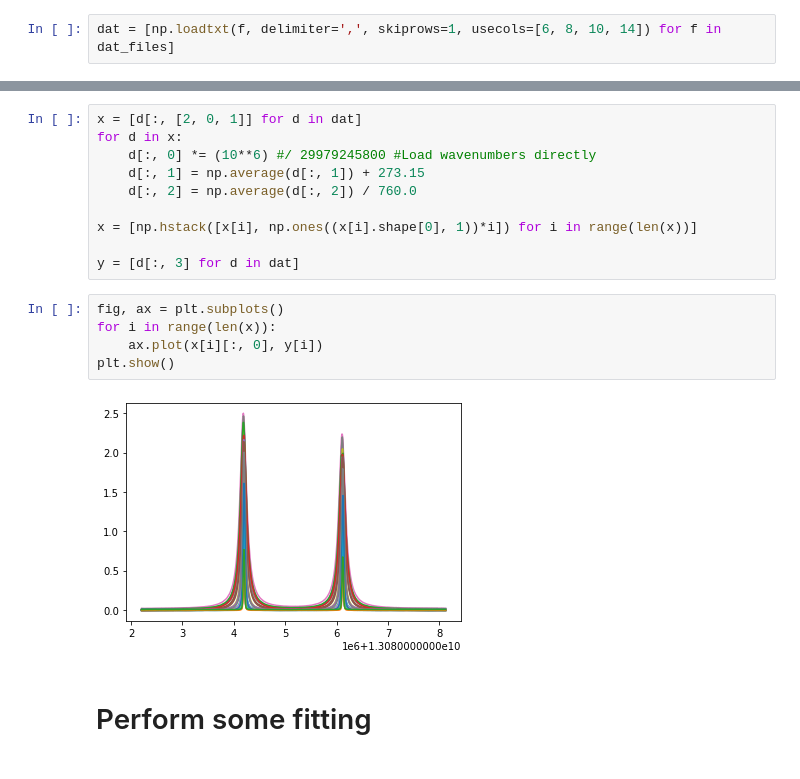
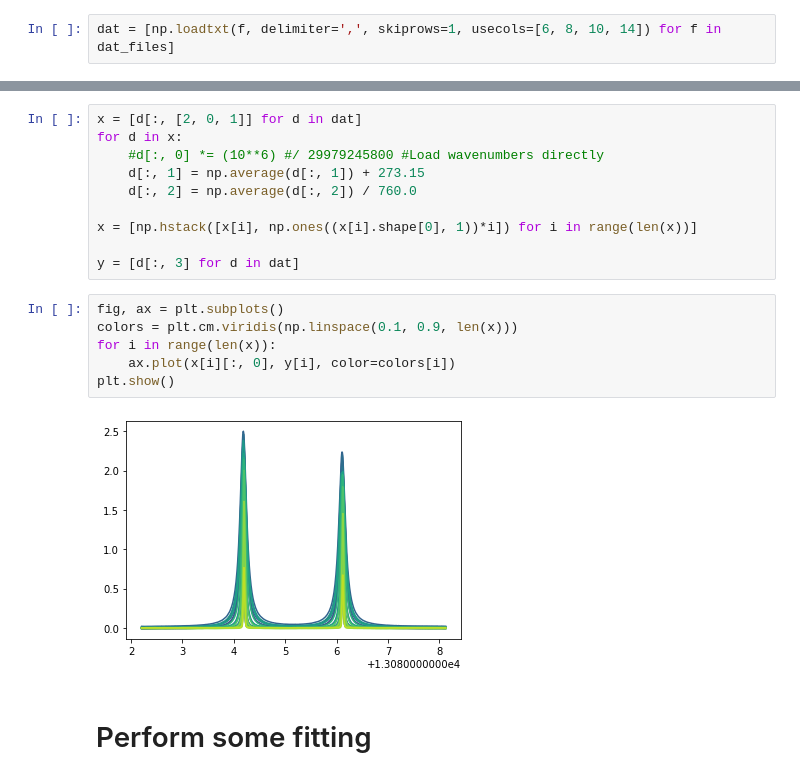
Before and after one commit to wpk-nist-gov/MATSgp, a Jupyter notebook: cci_workup/fit_example_multiT.ipynb, the cells around one changed output, grey strips where cells are left out. Saved outputs shown, nothing was run; the diff lists cells and outputs as text.

```diff
--- a/cci_workup/fit_example_multiT.ipynb
+++ b/cci_workup/fit_example_multiT.ipynb
@@ -78,7 +78,7 @@ for i, f in enumerate(dat_files):
 # %%
 x = [d[:, [2, 0, 1]] for d in dat]
 for d in x:
-    d[:, 0] *= (10**6) #/ 29979245800 #Load wavenumbers directly
+    #d[:, 0] *= (10**6) #/ 29979245800 #Load wavenumbers directly
     d[:, 1] = np.average(d[:, 1]) + 273.15
     d[:, 2] = np.average(d[:, 2]) / 760.0
 
@@ -87,11 +87,12 @@ x = [np.hstack([x[i], np.ones((x[i].shape[0], 1))*i]) for i in range(len(x))]
 y = [d[:, 3] for d in dat]
 # %%
 fig, ax = plt.subplots()
+colors = plt.cm.viridis(np.linspace(0.1, 0.9, len(x)))
 for i in range(len(x)):
-    ax.plot(x[i][:, 0], y[i])
+    ax.plot(x[i][:, 0], y[i], color=colors[i])
 plt.show()
 # %% [output]
-[figure, old version]
+[figure, new version]
 # %% [markdown]
 # Perform some fitting
 # %%
```
Also changed, not shown: parts of 8 cells of this notebook, 1 other file.
